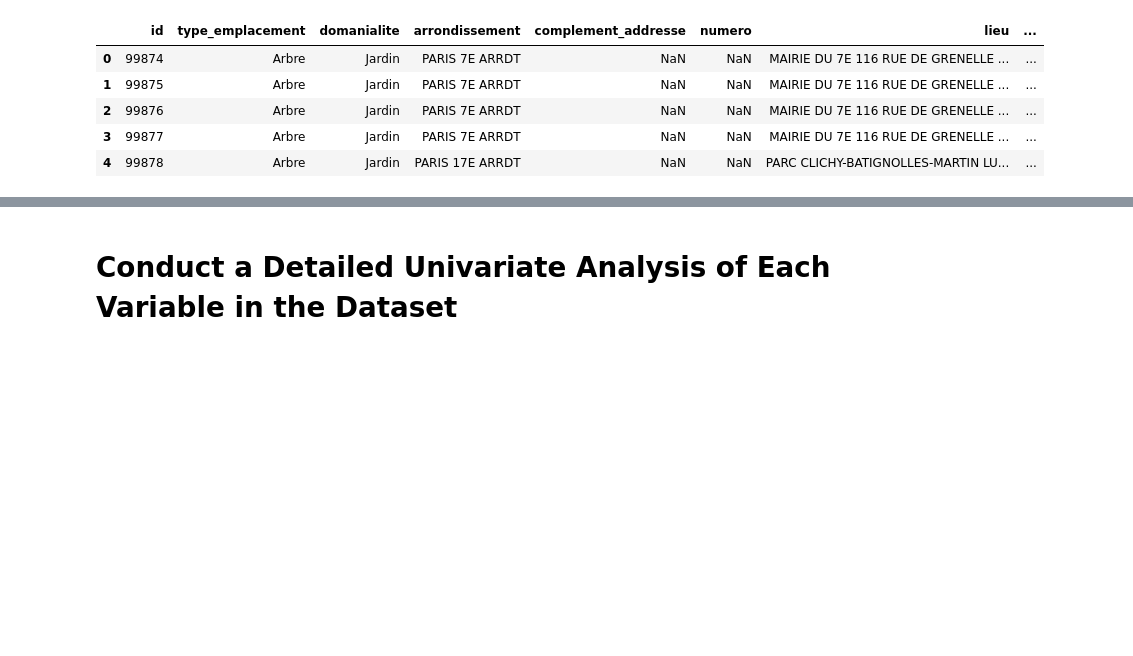
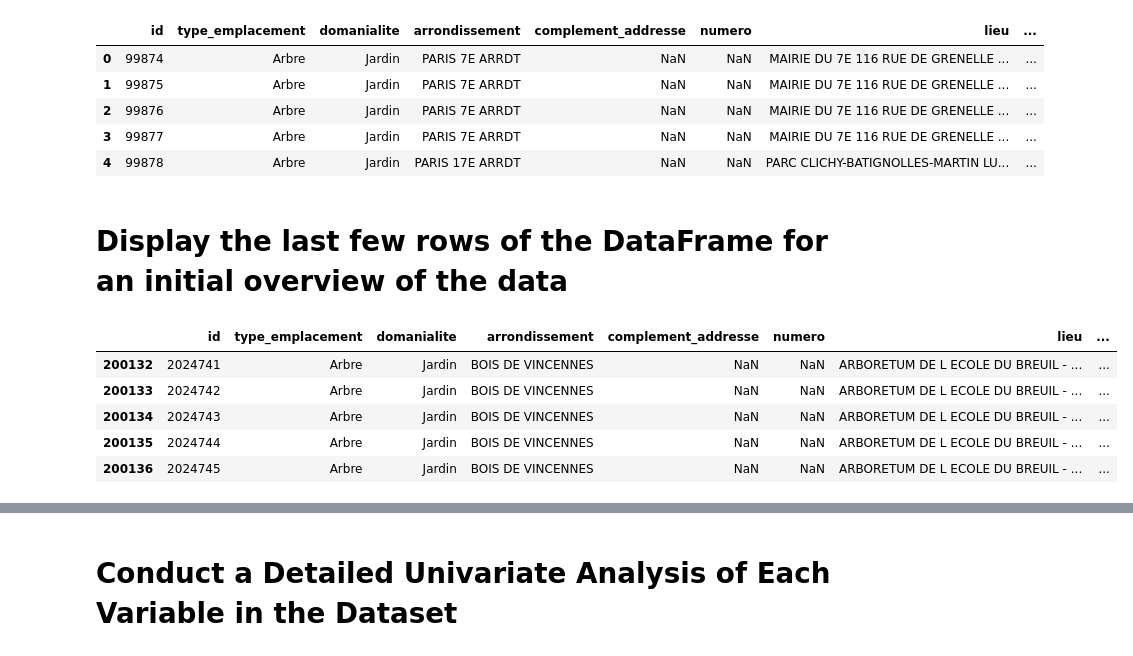
Before and after one commit to preudh/OC_IA_P2_concours_smart_city, a Jupyter notebook: notebooks/smartcity.ipynb, the cells around one changed output, grey strips where cells are left out. Drawn from its saved outputs; the diff is of its cells as text; code cells hidden in the pictures; blank space fills up the shorter version.

```diff
--- a/notebooks/smartcity.ipynb
+++ b/notebooks/smartcity.ipynb
@@ -207,3 +207,15 @@ df.head()
 | 2 | 99876 | Arbre | Jardin | PARIS 7E ARRDT | NaN | NaN | MAIRIE DU 7E 116 RUE DE GRENELLE ... | ... |
 | 3 | 99877 | Arbre | Jardin | PARIS 7E ARRDT | NaN | NaN | MAIRIE DU 7E 116 RUE DE GRENELLE ... | ... |
 | 4 | 99878 | Arbre | Jardin | PARIS 17E ARRDT | NaN | NaN | PARC CLICHY-BATIGNOLLES-MARTIN LU... | ... |
+# %% [markdown]
+# Display the last few rows of the DataFrame for an initial overview of the data
+# %%
+# Display the last few rows of the DataFrame for an initial overview of the data, allowing us to see the structure of the dataset at the end
+df.tail()
+# %% [output]
+|  | id | type_emplacement | domanialite | arrondissement | complement_addresse | numero | lieu | ... |
+| 200132 | 2024741 | Arbre | Jardin | BOIS DE VINCENNES | NaN | NaN | ARBORETUM DE L ECOLE DU BREUIL - ... | ... |
+| 200133 | 2024742 | Arbre | Jardin | BOIS DE VINCENNES | NaN | NaN | ARBORETUM DE L ECOLE DU BREUIL - ... | ... |
+| 200134 | 2024743 | Arbre | Jardin | BOIS DE VINCENNES | NaN | NaN | ARBORETUM DE L ECOLE DU BREUIL - ... | ... |
+| 200135 | 2024744 | Arbre | Jardin | BOIS DE VINCENNES | NaN | NaN | ARBORETUM DE L ECOLE DU BREUIL - ... | ... |
+| 200136 | 2024745 | Arbre | Jardin | BOIS DE VINCENNES | NaN | NaN | ARBORETUM DE L ECOLE DU BREUIL - ... | ... |
```
Also changed, not shown: parts of 19 cells of this notebook.
